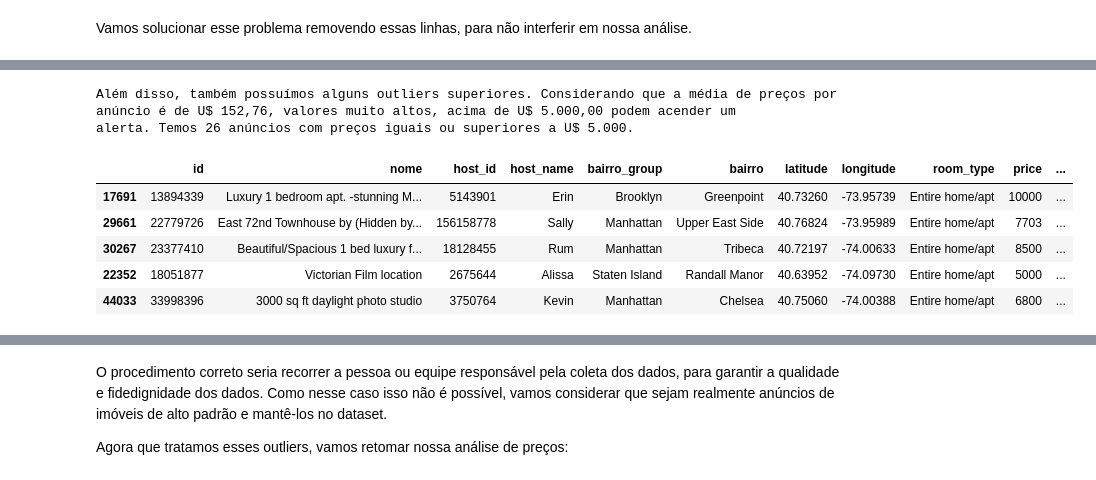
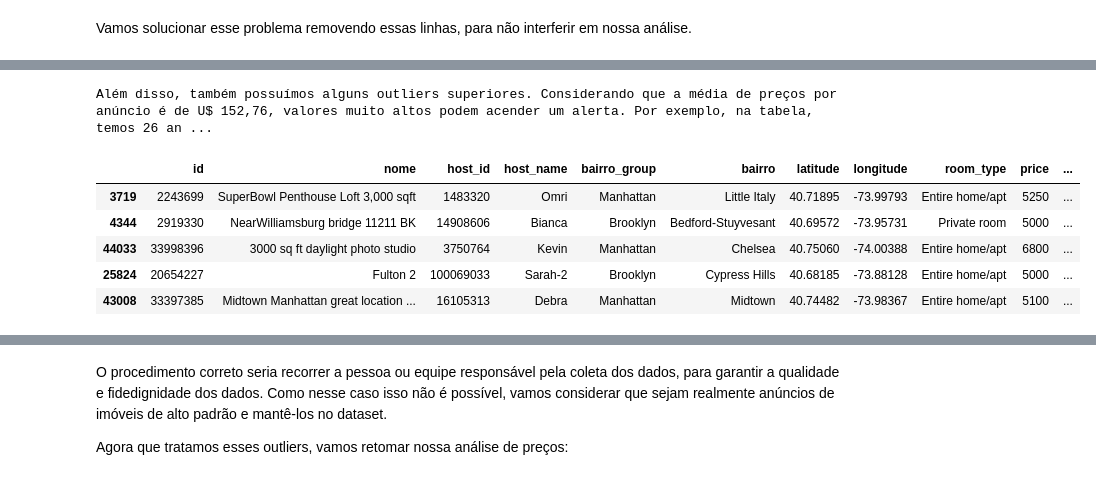
Before and after one commit to sch-paulo/LH_CD_PAULO, a Jupyter notebook: desafio.ipynb, the cells around one changed output, grey strips where cells are left out. Saved outputs shown, nothing was run; the diff lists cells and outputs as text; code cells hidden in the pictures.

```diff
--- a/desafio.ipynb
+++ b/desafio.ipynb
@@ -246,21 +235,19 @@ df2 = df1.loc[df1['price'] != 0]
 # %%
 media = df2['price'].mean()
 media_formatada = ('U$ {:,.2f}'.format(media).replace(',', 'v').replace('.', ',').replace('v', '.'))
 
 precos_outliers_sup = df2.query(f'price >= 5000')
 
-print(f'''Além disso, também possuímos alguns outliers superiores. Considerando que a média de preços por anúncio é de {media_formatada}, valores muito altos, acima de U$ 5.000,00 podem acender um
-alerta. Temos {len(precos_outliers_sup)} anúncios com preços iguais ou superiores a U$ 5.000.''')
+print(f'''Além disso, também possuímos alguns outliers superiores. Considerando que a média de preços por anúncio é de {media_formatada}, valores muito altos podem acender um alerta. Por exemplo, na tabela, temos {len(precos_outliers_sup)} anúncios com preços iguais ou superiores a U$ 5.000.''')
 
 print()
 
 display(precos_outliers_sup.sample(5))
 # %% [output]
-Além disso, também possuímos alguns outliers superiores. Considerando que a média de preços por anúncio é de U$ 152,76, valores muito altos, acima de U$ 5.000,00 podem acender um
-alerta. Temos 26 anúncios com preços iguais ou superiores a U$ 5.000.
+Além disso, também possuímos alguns outliers superiores. Considerando que a média de preços por anúncio é de U$ 152,76, valores muito altos podem acender um alerta. Por exemplo, na tabela, temos 26 an ...
 |  | id | nome | host_id | host_name | bairro_group | bairro | latitude | longitude | room_type | price | ... |
-| 17691 | 13894339 | Luxury 1 bedroom apt. -stunning M... | 5143901 | Erin | Brooklyn | Greenpoint | 40.73260 | -73.95739 | Entire home/apt | 10000 | ... |
-| 29661 | 22779726 | East 72nd Townhouse by (Hidden by... | 156158778 | Sally | Manhattan | Upper East Side | 40.76824 | -73.95989 | Entire home/apt | 7703 | ... |
-| 30267 | 23377410 | Beautiful/Spacious 1 bed luxury f... | 18128455 | Rum | Manhattan | Tribeca | 40.72197 | -74.00633 | Entire home/apt | 8500 | ... |
-| 22352 | 18051877 | Victorian Film location | 2675644 | Alissa | Staten Island | Randall Manor | 40.63952 | -74.09730 | Entire home/apt | 5000 | ... |
+| 3719 | 2243699 | SuperBowl Penthouse Loft 3,000 sqft | 1483320 | Omri | Manhattan | Little Italy | 40.71895 | -73.99793 | Entire home/apt | 5250 | ... |
+| 4344 | 2919330 | NearWilliamsburg bridge 11211 BK | 14908606 | Bianca | Brooklyn | Bedford-Stuyvesant | 40.69572 | -73.95731 | Private room | 5000 | ... |
 | 44033 | 33998396 | 3000 sq ft daylight photo studio | 3750764 | Kevin | Manhattan | Chelsea | 40.75060 | -74.00388 | Entire home/apt | 6800 | ... |
+| 25824 | 20654227 | Fulton 2 | 100069033 | Sarah-2 | Brooklyn | Cypress Hills | 40.68185 | -73.88128 | Entire home/apt | 5000 | ... |
+| 43008 | 33397385 | Midtown Manhattan great location ... | 16105313 | Debra | Manhattan | Midtown | 40.74482 | -73.98367 | Entire home/apt | 5100 | ... |
```
Also changed, not shown: parts of 44 cells of this notebook.
